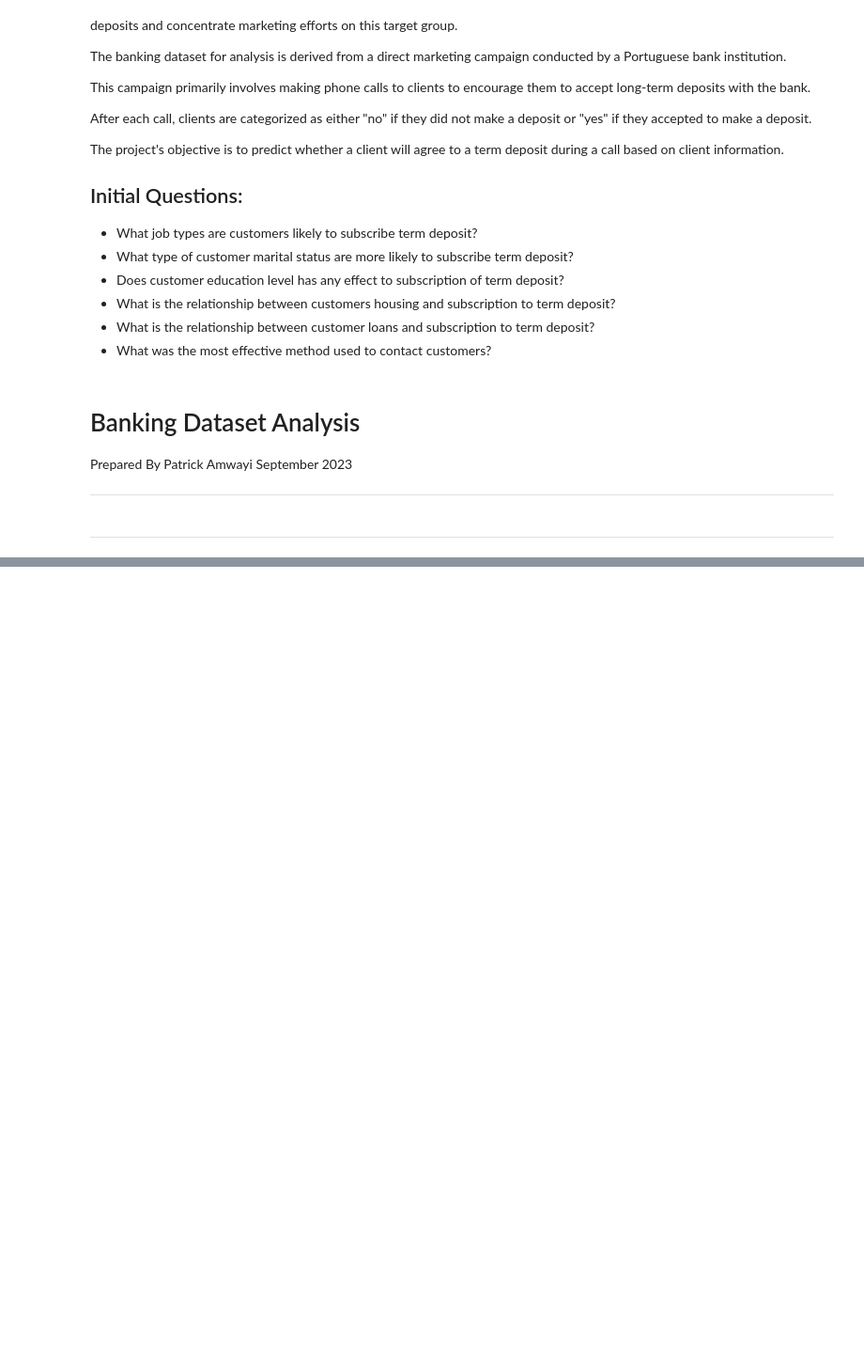
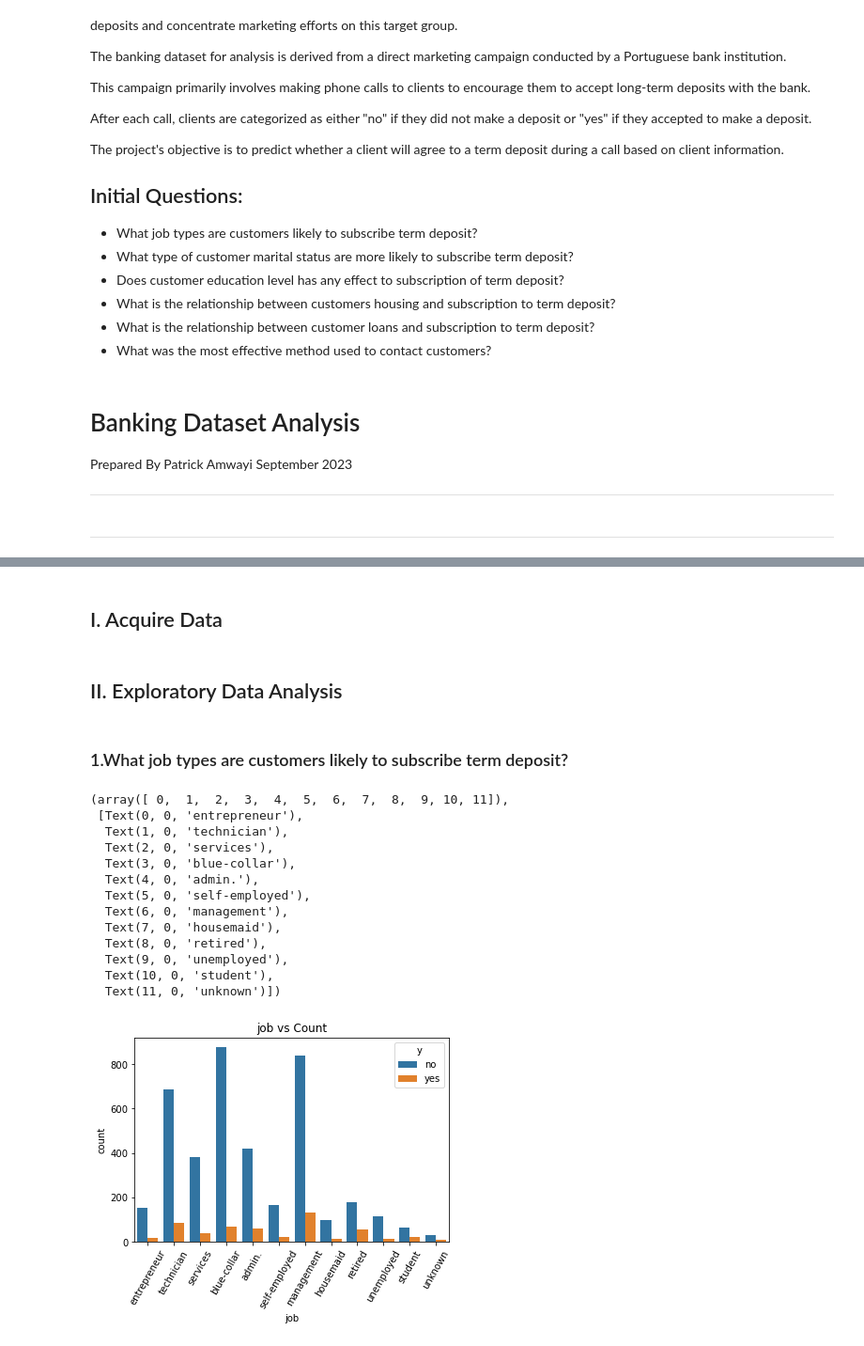
Before and after one commit to patrickamwayi/banking-dataset-analysis, a Jupyter notebook: banking_dataset_analysis_final.ipynb, the cells around one changed output, grey strips where cells are left out. Shown at 94% size. Drawn from its saved outputs; the diff is of its cells as text; code cells hidden in the pictures; blank space fills up the shorter version.

```diff
--- a/banking_dataset_analysis_final.ipynb
+++ b/banking_dataset_analysis_final.ipynb
@@ -62,0 +57,9 @@ df1=wrangle.acquire_bank()
+# %% [markdown]
+## I. Acquire Data
+# %%
+# Acquiring the data from the csv file and from wrangle.py
+df=wrangle.prepare_bank()
+# %% [markdown]
+## II. Exploratory Data Analysis
+# %% [markdown]
+### 1.What job types are customers likely to subscribe term deposit?
@@ -62,0 +68,21 @@ df1=wrangle.acquire_bank()
+# %%
+#visualization of occupation by count
+sns.countplot(x="job", data = df, hue ="y")
+#print(df["job"].value_counts())
+plt.title("job vs Count")
+plt.xticks(rotation=60)
+# %% [output]
+(array([ 0,  1,  2,  3,  4,  5,  6,  7,  8,  9, 10, 11]),
+ [Text(0, 0, 'entrepreneur'),
+  Text(1, 0, 'technician'),
+  Text(2, 0, 'services'),
+  Text(3, 0, 'blue-collar'),
+  Text(4, 0, 'admin.'),
+  Text(5, 0, 'self-employed'),
+  Text(6, 0, 'management'),
+  Text(7, 0, 'housemaid'),
+  Text(8, 0, 'retired'),
+  Text(9, 0, 'unemployed'),
+  Text(10, 0, 'student'),
+  Text(11, 0, 'unknown')])
+[figure, added]
```
Also changed, not shown: parts of 26 cells of this notebook.
